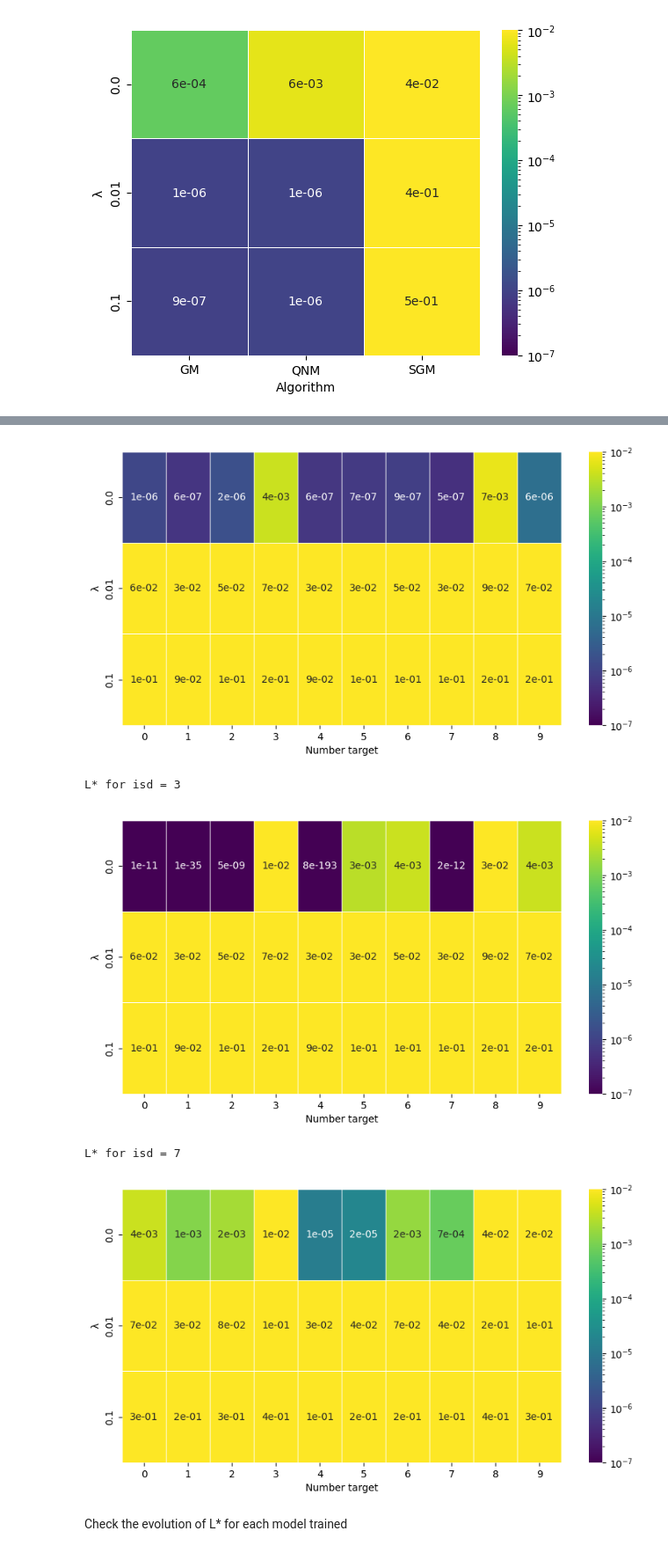
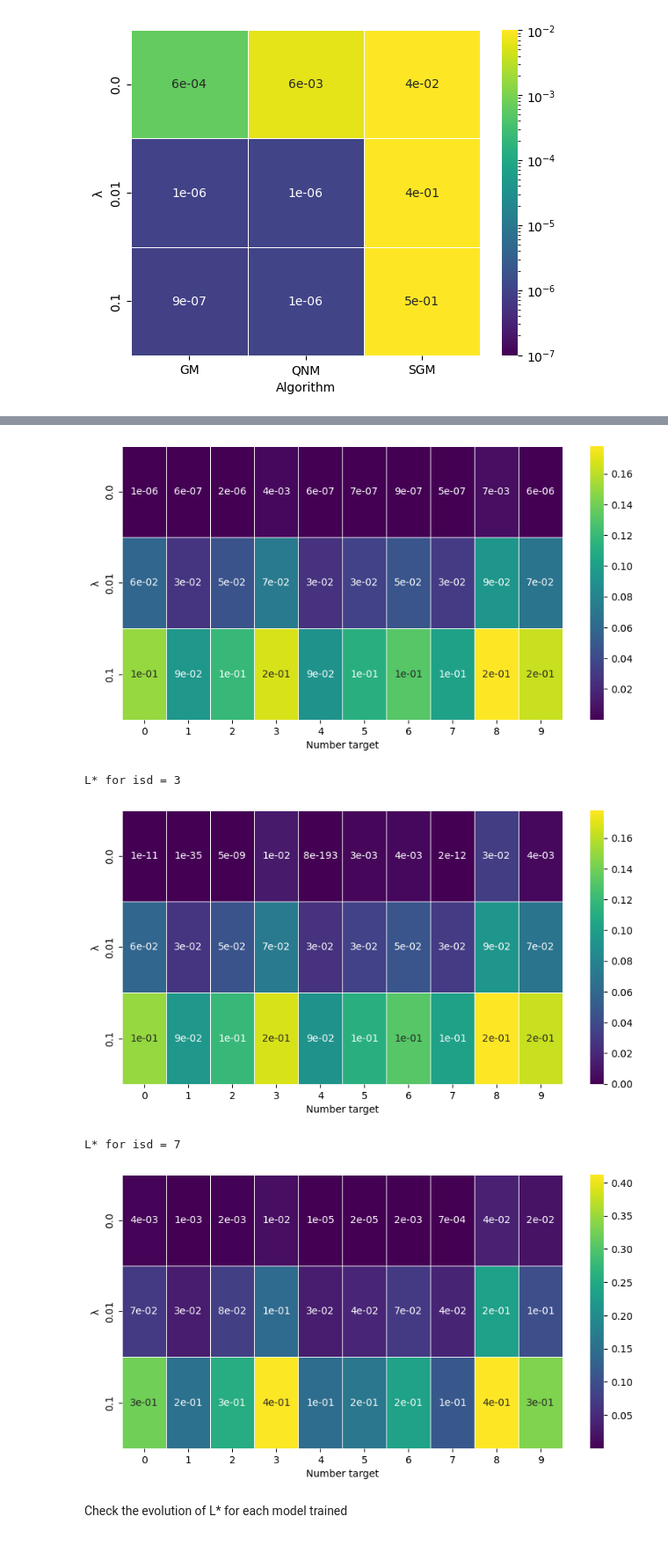
Before and after one commit to carlosarboness/NN-Mathematical-Optimization, a Jupyter notebook: graphics.ipynb, the cells around one changed output, grey strips where cells are left out. Shown: that part at 88% size. Cells and saved outputs as stored; diff of their text form; code cells hidden in the pictures.

Commit message:
modified:   figures/L_isd_1.png 	modified:   figures/L_isd_3.png 	modified:   figures/L_isd_7.png 	modified:   graphics.ipynb

```diff
--- a/graphics.ipynb
+++ b/graphics.ipynb
@@ -77,34 +77,34 @@ plt.show()
 # %%
 # heat map x axis: number of target, y axis: lambda, color: value of L*
 def show_heatmap_L(df, isd, val, figsize=(10,5), log:bool = False, vmin:float = None, vmax:float = None, fmt=".0e"):
         t = df[dd['isd'] == isd].pivot_table(index='la', columns='num_target', values=val)
         norm = matplotlib.colors.LogNorm(vmin=vmin, vmax=vmax) if log else None
         plt.figure(figsize=figsize)
         sns.heatmap(t, annot=True, fmt=fmt, linewidths=.5, norm=norm, cmap='viridis')
 
 def plot_val_L(df, isd, val, log:bool = False):
     t = df[dd['isd'] == isd]
     if log:
         t[val] = np.log(t[val])
     for i in range(10):
         plt.plot(t[t['num_target'] == i]['la'], t[t['num_target'] == i][val], label=i)
 
 par = 'L*'
 
 for isd in [1, 3, 7]:
-    show_heatmap_L(dd, isd, par, log=True, vmin=1e-7, vmax=1e-2)
+    show_heatmap_L(dd, isd, par, log=False, vmin=1e-7, vmax=1e-2)
     plt.xlabel('Number target')
     plt.ylabel('λ')
     print(f'{par} for isd = ' + str(isd))
     plt.savefig(f'figures/L_isd_{isd}.png', dpi=300, bbox_inches='tight')
     plt.show()
 # %% [output]
 L* for isd = 1
-[figure, old version]
+[figure, new version]
 L* for isd = 3
-[figure, old version]
+[figure, new version]
 L* for isd = 7
-[figure, old version]
+[figure, new version]
 # %% [markdown]
 Check the evolution of L* for each model trained
 # %%
```
Also changed, not shown: 3 other files.
